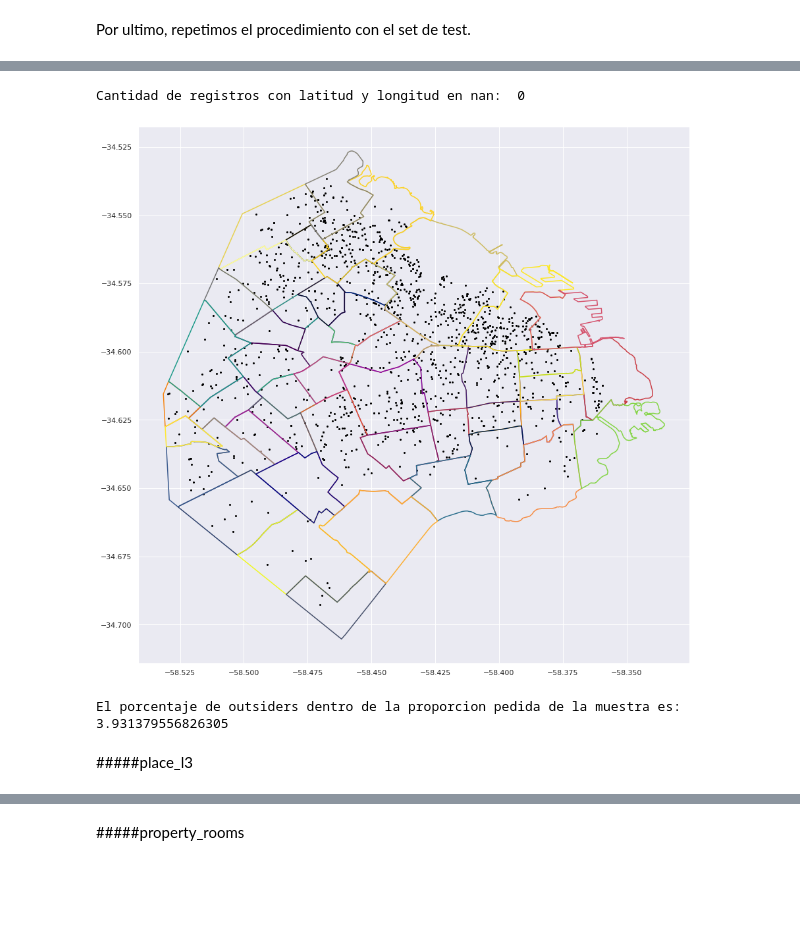
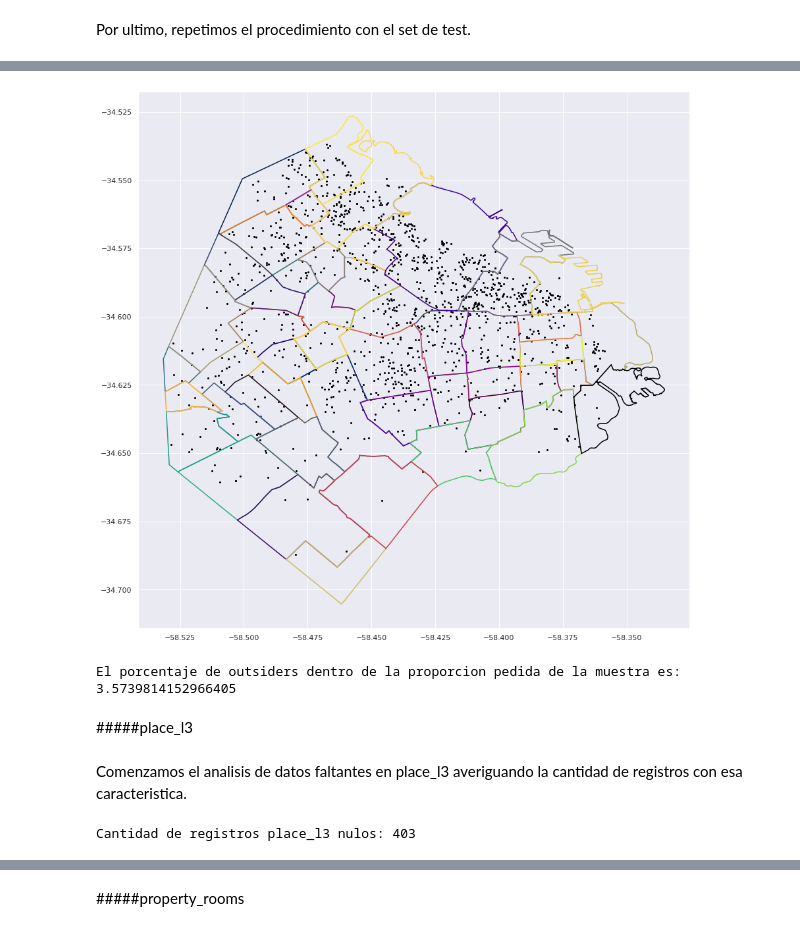
Before and after one commit to LucianoTrujillo/7506R-2C2022-GRUPO10, a Jupyter notebook: 7506R_TP1_GRUPO10_ENTREGA.ipynb, the cells around one changed output, grey strips where cells are left out. Cells and saved outputs as stored; diff of their text form; code cells hidden in the pictures; blank space fills up the shorter version.

```diff
--- a/7506R_TP1_GRUPO10_ENTREGA.ipynb
+++ b/7506R_TP1_GRUPO10_ENTREGA.ipynb
@@ -1410,12 +1448,13 @@ Por ultimo, repetimos el procedimiento con el set de test.
 # %%
-#Con test
-imputar_latitud_longitud_nan(x_test)
 graficar_puntos_en_caba(x_test.longitud, x_test.latitud, proporcion=0.05)
 # %% [output]
+[figure, new version]
-Cantidad de registros con latitud y longitud en nan:  0
+El porcentaje de outsiders dentro de la proporcion pedida de la muestra es: 3.5739814152966405
-[figure, old version]
-El porcentaje de outsiders dentro de la proporcion pedida de la muestra es: 3.931379556826305
 # %% [markdown]
 #####place_l3
+# %% [markdown]
+Comenzamos el analisis de datos faltantes en place_l3 averiguando la cantidad de registros con esa caracteristica.
 # %%
-print("cantidad de registros place_l3 nulos:", ds_filtrado.place_l3.isna().sum())
+print("Cantidad de registros place_l3 nulos:", ds_filtrado.place_l3.isna().sum())
+# %% [output]
+Cantidad de registros place_l3 nulos: 403
```
Also changed, not shown: parts of 56 cells of this notebook.
